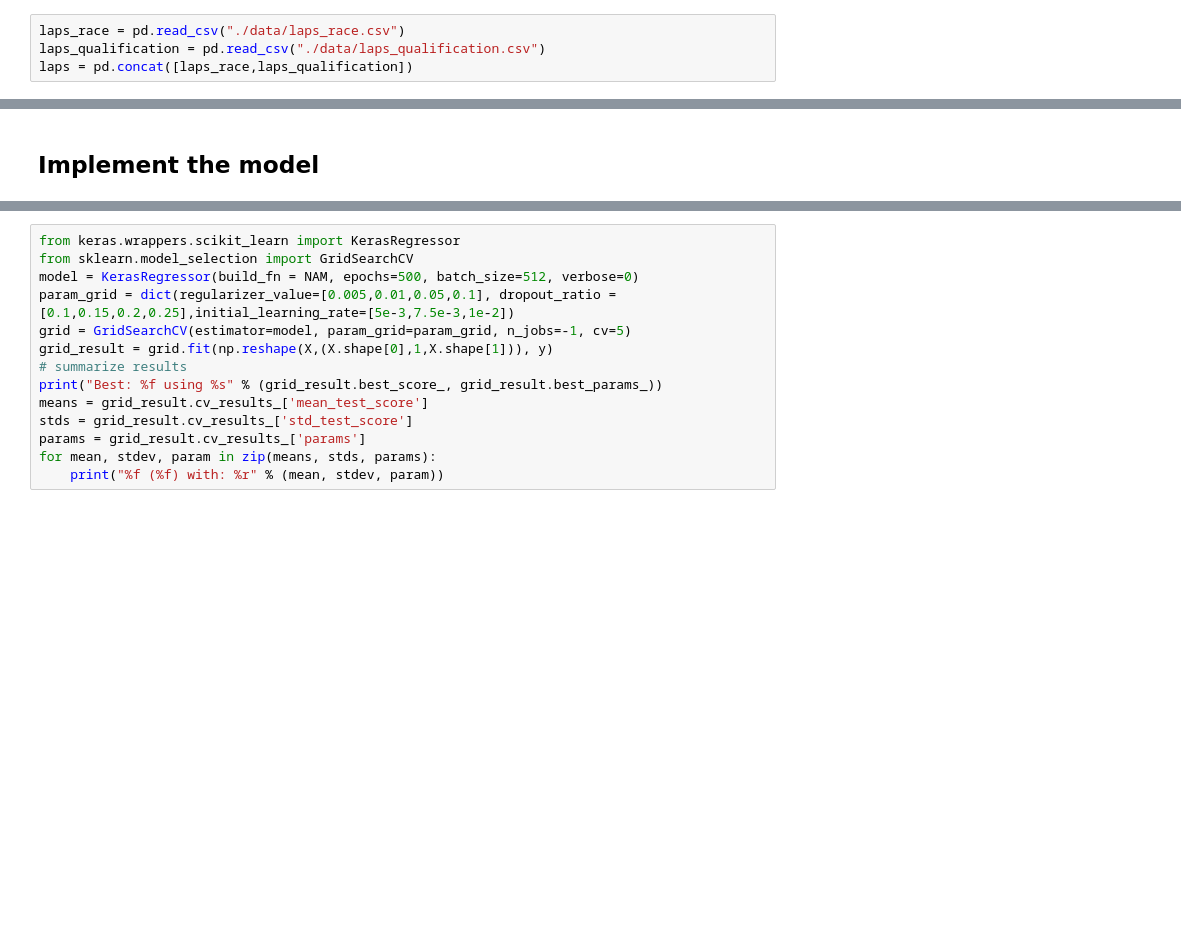
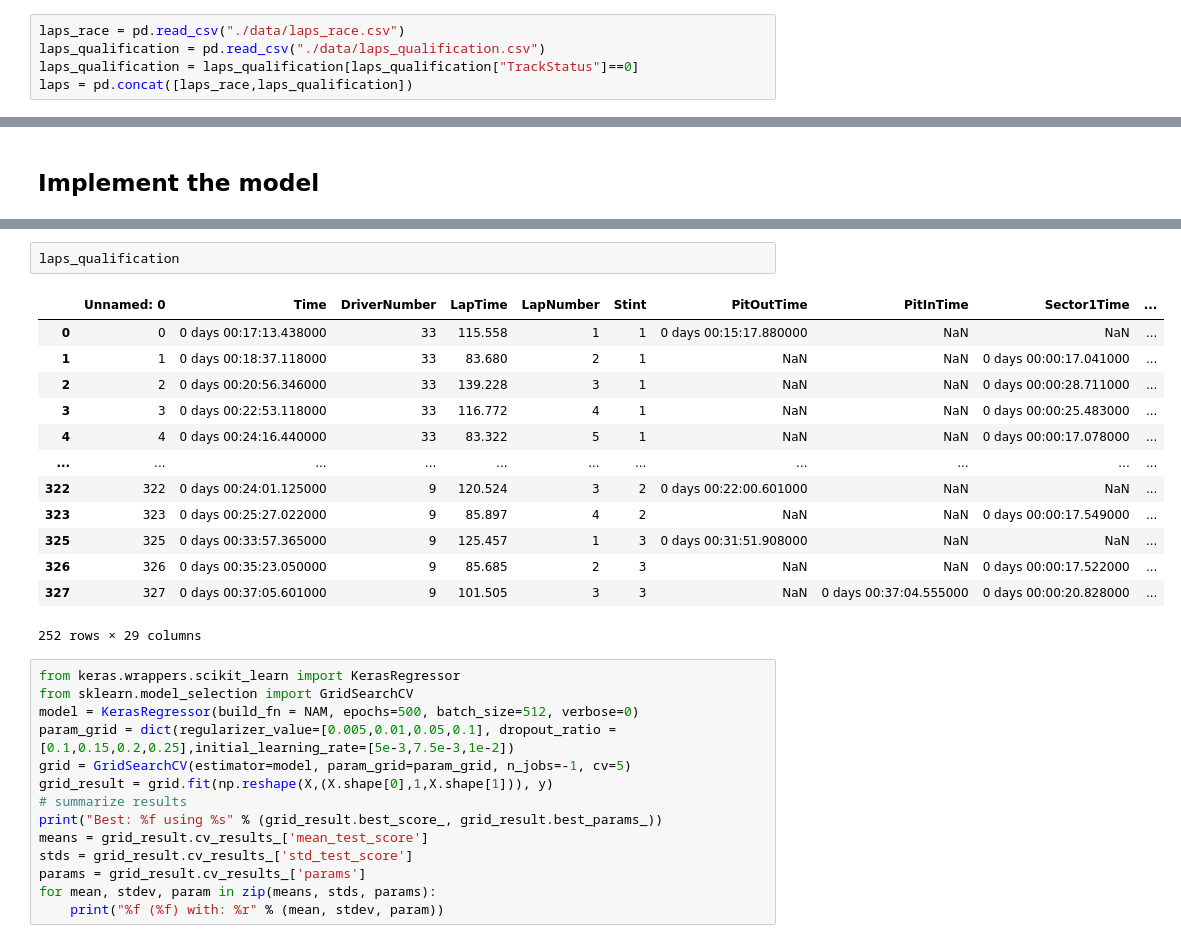
Before and after one commit to clement-micol/Project-IEOR4575, a Jupyter notebook: Untitled.ipynb, the cells around one changed output, grey strips where cells are left out. Cells and saved outputs as stored; diff of their text form; blank space fills up the shorter version.

```diff
--- a/Untitled.ipynb
+++ b/Untitled.ipynb
@@ -35,6 +41,7 @@ laps_qualification_mini = pd.read_csv("./data/qualification_minisector.csv")
 # %%
 laps_race = pd.read_csv("./data/laps_race.csv")
 laps_qualification = pd.read_csv("./data/laps_qualification.csv")
+laps_qualification = laps_qualification[laps_qualification["TrackStatus"]==0]
 laps = pd.concat([laps_race,laps_qualification])
 # %%
 laps_race["LapTime-1"]=laps_race["LapTime"].shift().fillna(method="backfill")
@@ -115,6 +120,22 @@ def NAM(num_input=7,dropout_ratio = 0.15,regularizer_value = 0.005, mlp_size=64,
             ],
         )
     return model
+# %%
+laps_qualification
+# %% [output]
+|  | Unnamed: 0 | Time | DriverNumber | LapTime | LapNumber | Stint | PitOutTime | PitInTime | Sector1Time | ... |
+| 0 | 0 | 0 days 00:17:13.438000 | 33 | 115.558 | 1 | 1 | 0 days 00:15:17.880000 | NaN | NaN | ... |
+| 1 | 1 | 0 days 00:18:37.118000 | 33 | 83.680 | 2 | 1 | NaN | NaN | 0 days 00:00:17.041000 | ... |
+| 2 | 2 | 0 days 00:20:56.346000 | 33 | 139.228 | 3 | 1 | NaN | NaN | 0 days 00:00:28.711000 | ... |
+| 3 | 3 | 0 days 00:22:53.118000 | 33 | 116.772 | 4 | 1 | NaN | NaN | 0 days 00:00:25.483000 | ... |
+| 4 | 4 | 0 days 00:24:16.440000 | 33 | 83.322 | 5 | 1 | NaN | NaN | 0 days 00:00:17.078000 | ... |
+| ... | ... | ... | ... | ... | ... | ... | ... | ... | ... | ... |
+| 322 | 322 | 0 days 00:24:01.125000 | 9 | 120.524 | 3 | 2 | 0 days 00:22:00.601000 | NaN | NaN | ... |
+| 323 | 323 | 0 days 00:25:27.022000 | 9 | 85.897 | 4 | 2 | NaN | NaN | 0 days 00:00:17.549000 | ... |
+| 325 | 325 | 0 days 00:33:57.365000 | 9 | 125.457 | 1 | 3 | 0 days 00:31:51.908000 | NaN | NaN | ... |
+| 326 | 326 | 0 days 00:35:23.050000 | 9 | 85.685 | 2 | 3 | NaN | NaN | 0 days 00:00:17.522000 | ... |
+| 327 | 327 | 0 days 00:37:05.601000 | 9 | 101.505 | 3 | 3 | NaN | 0 days 00:37:04.555000 | 0 days 00:00:20.828000 | ... |
+252 rows × 29 columns
 # %%
 from keras.wrappers.scikit_learn import KerasRegressor
 from sklearn.model_selection import GridSearchCV
```
Also changed, not shown: parts of 19 cells of this notebook, 2 other files.
